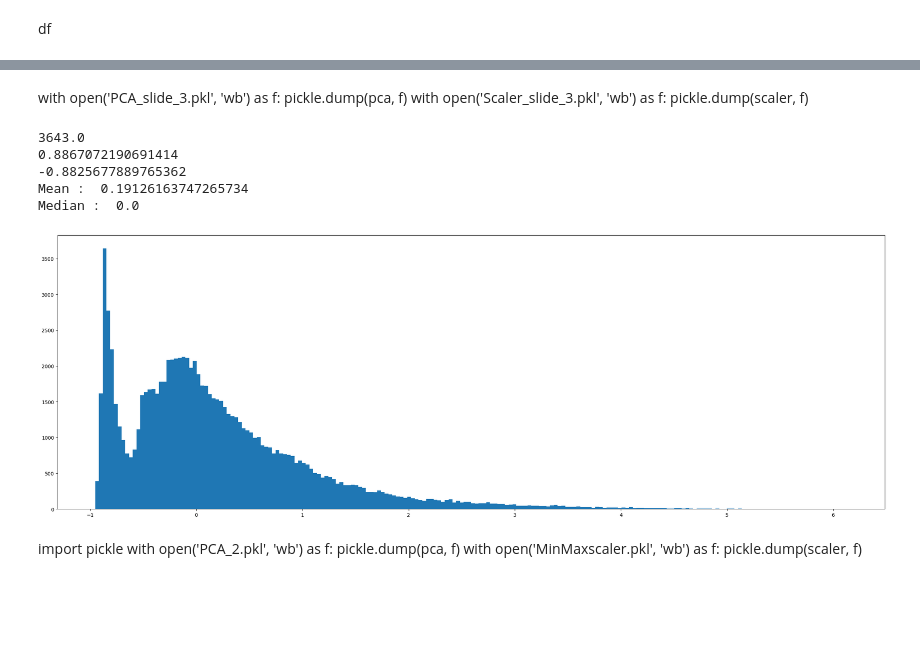
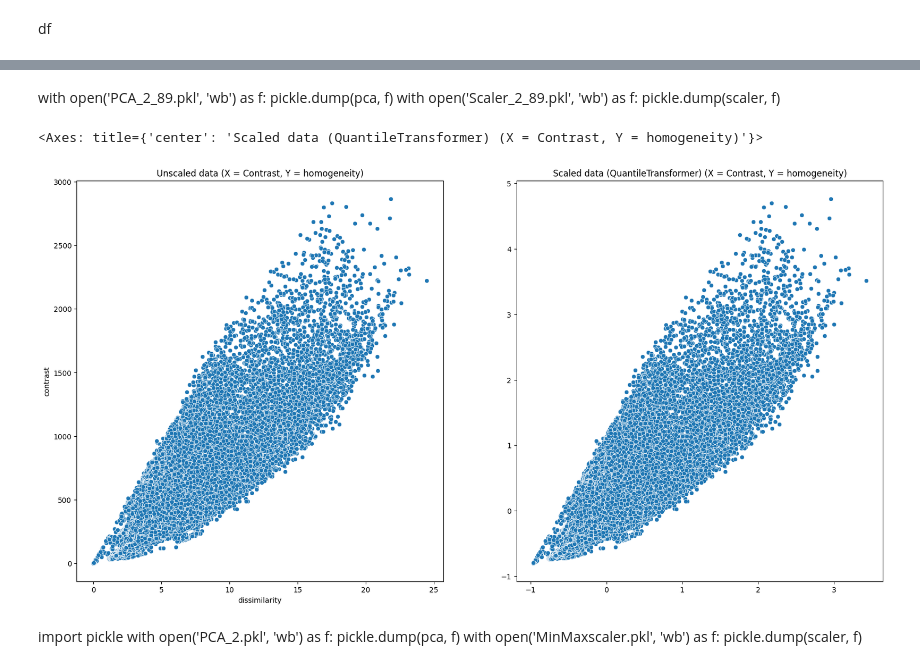
Before and after one commit to PrachayaKMITL/NARIT_internship_2024, a Jupyter notebook: Test_kernel/test_data.ipynb, the cells around one changed output, grey strips where cells are left out. Drawn from its saved outputs; the diff is of its cells as text; code cells hidden in the pictures; blank space fills up the shorter version.

```diff
--- a/Test_kernel/test_data.ipynb
+++ b/Test_kernel/test_data.ipynb
@@ -181,28 +137,21 @@ pca.fit(scaled)
 principal = pca.transform(scaled)
 dataset = principal
 # %% [markdown]
-with open('PCA_slide_3.pkl', 'wb') as f:
+with open('PCA_2_89.pkl', 'wb') as f:
     pickle.dump(pca, f)
-with open('Scaler_slide_3.pkl', 'wb') as f:
+with open('Scaler_2_89.pkl', 'wb') as f:
     pickle.dump(scaler, f)
-# %%
-num = 0
-plt.figure(figsize=(30,10))
-arr1 = plt.hist(scaled[:,num],bins=200,log=False)
-print(max(arr1[0]))
-print(np.std(scaled[:,num]))
-print(arr1[1][np.argmax((arr1[0]))])
-print("Mean : ",np.mean(scaled[:,num]))
-print("Median : ",np.median(scaled[:,num]))
-#plt.axvline(np.mean(df[feature]),c='r')
-#plt.axvline(np.median(df[feature]),c='y')
-# %% [output]
-3643.0
-0.8867072190691414
--0.8825677889765362
-Mean :  0.19126163747265734
-Median :  0.0
-[figure, removed]
+# %%
+plt.figure(figsize=(20,10))
+plt.subplot(1,2,1)
+plt.title("Unscaled data (X = Contrast, Y = homogeneity)")
+sns.scatterplot(data=df,x=df['dissimilarity'],y=df['contrast'])
+plt.subplot(1,2,2)
+plt.title("Scaled data (QuantileTransformer) (X = Contrast, Y = homogeneity)")
+sns.scatterplot(data=scaled,x=scaled[:,1],y=scaled[:,0])
+# %% [output]
+<Axes: title={'center': 'Scaled data (QuantileTransformer) (X = Contrast, Y = homogeneity)'}>
+[figure, added]
 # %% [markdown]
 import pickle
 with open('PCA_2.pkl', 'wb') as f:
```
Also changed, not shown: parts of 29 cells of this notebook, 7 other files.
